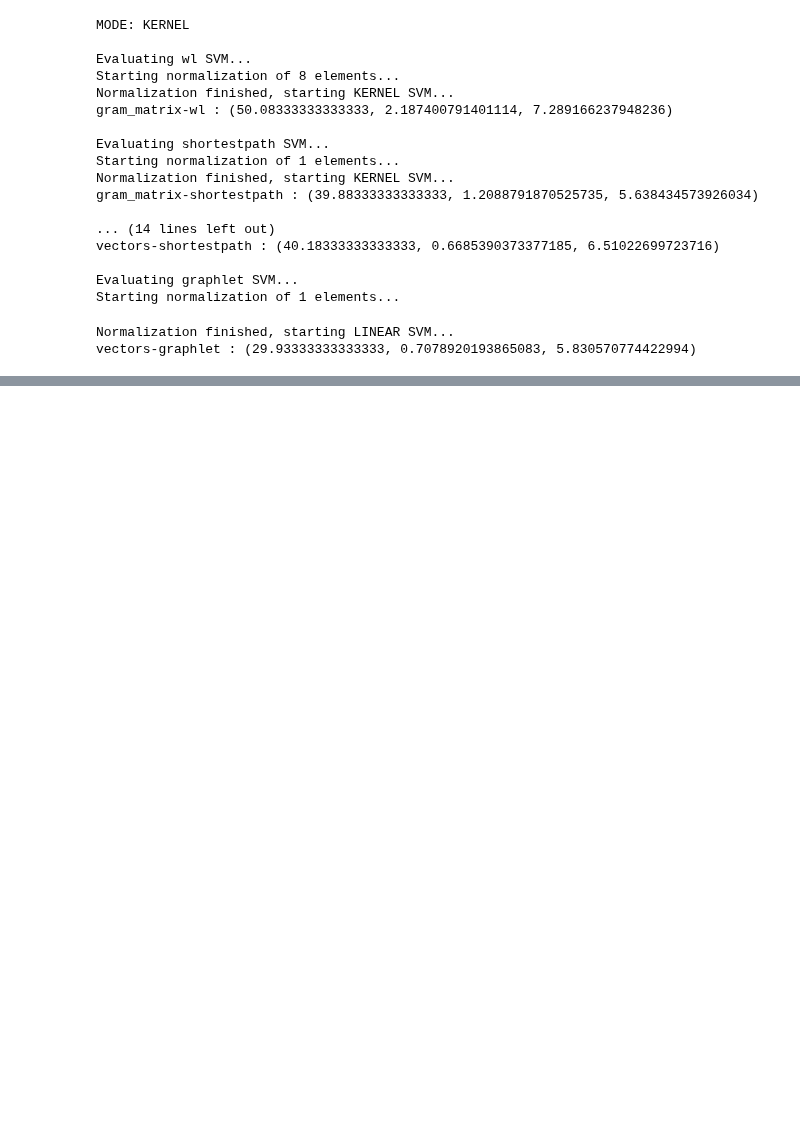
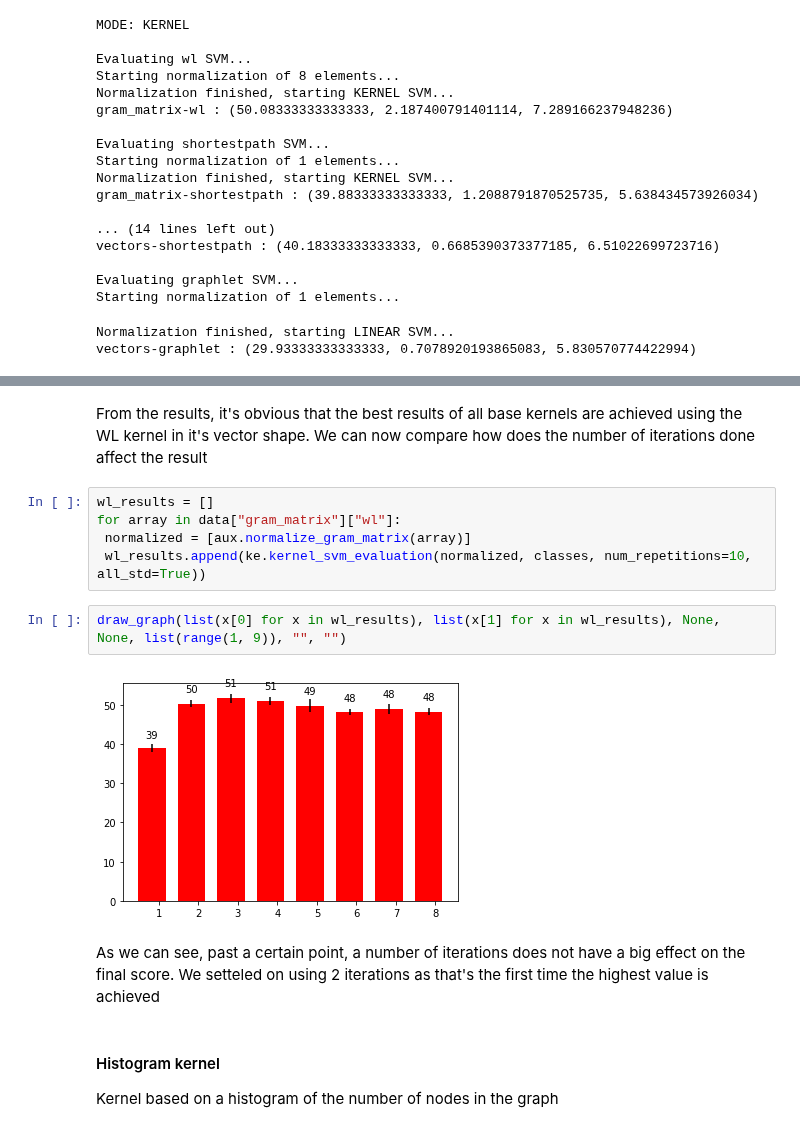
Before and after one commit to markkod/pc3-enzymes, a Jupyter notebook: Kernels_FINAL.ipynb, the cells around one changed output, grey strips where cells are left out. Drawn from its saved outputs; the diff is of its cells as text; blank space fills up the shorter version.

Commit message:
New kernels

```diff
--- a/Kernels_FINAL.ipynb
+++ b/Kernels_FINAL.ipynb
@@ -354,0 +362,17 @@ plt.show()
+# %% [markdown]
+From the results, it's obvious that the best results of all base kernels are achieved using the WL kernel in it's vector shape. We can now compare how does the number of iterations done affect the result
+# %%
+wl_results = []
+for array in data["gram_matrix"]["wl"]:
+ normalized = [aux.normalize_gram_matrix(array)]
+ wl_results.append(ke.kernel_svm_evaluation(normalized, classes, num_repetitions=10, all_std=True))
+# %%
+draw_graph(list(x[0] for x in wl_results), list(x[1] for x in wl_results), None, None, list(range(1, 9)), "", "")
+# %% [output]
+[figure, added]
+# %% [markdown]
+As we can see, past a certain point, a number of iterations does not have a big effect on the final score. We setteled on using 2 iterations as that's the first time the highest value is achieved
+# %% [markdown]
+#### Histogram kernel
+
+Kernel based on a histogram of the number of nodes in the graph
```
Also changed, not shown: parts of 10 cells of this notebook.
